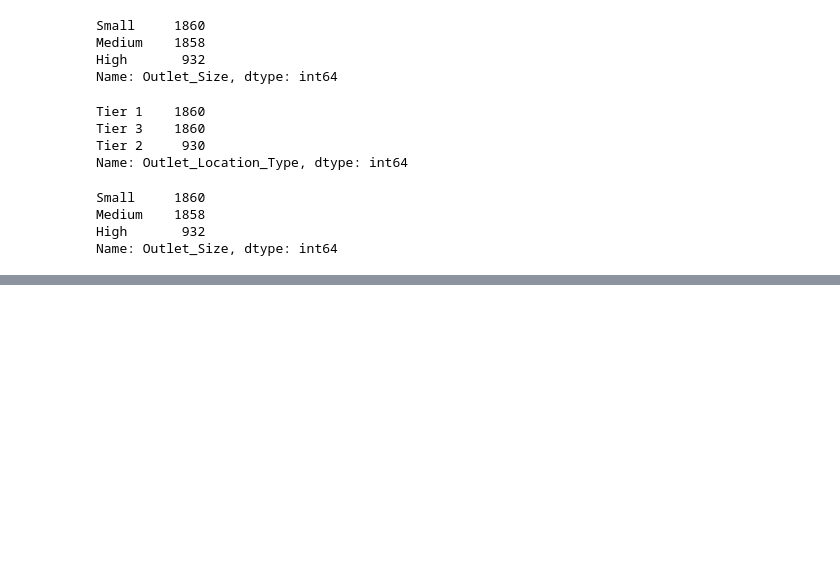
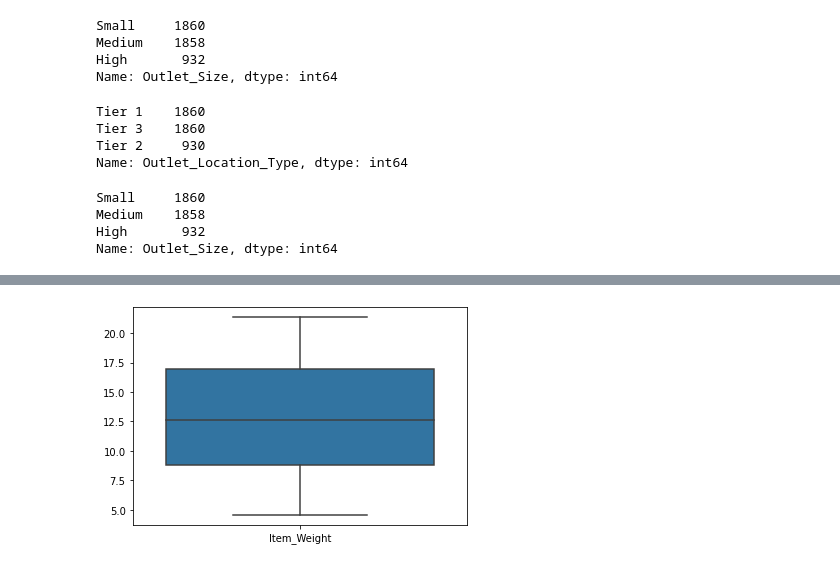
Before and after one commit to Savvy-Slowley/Sales_Predictions, a Jupyter notebook: sales_predictions.ipynb, the cells around one changed output, grey strips where cells are left out. Cells and saved outputs as stored; diff of their text form; code cells hidden in the pictures; blank space fills up the shorter version.

```diff
--- a/sales_predictions.ipynb
+++ b/sales_predictions.ipynb
@@ -140,0 +144,4 @@ SyntaxError: ignored
+# %%
+sns.boxplot(data=df[['Item_Weight']]);
+# %% [output]
+[figure, added]
```
Also changed, not shown: parts of 14 cells of this notebook.
